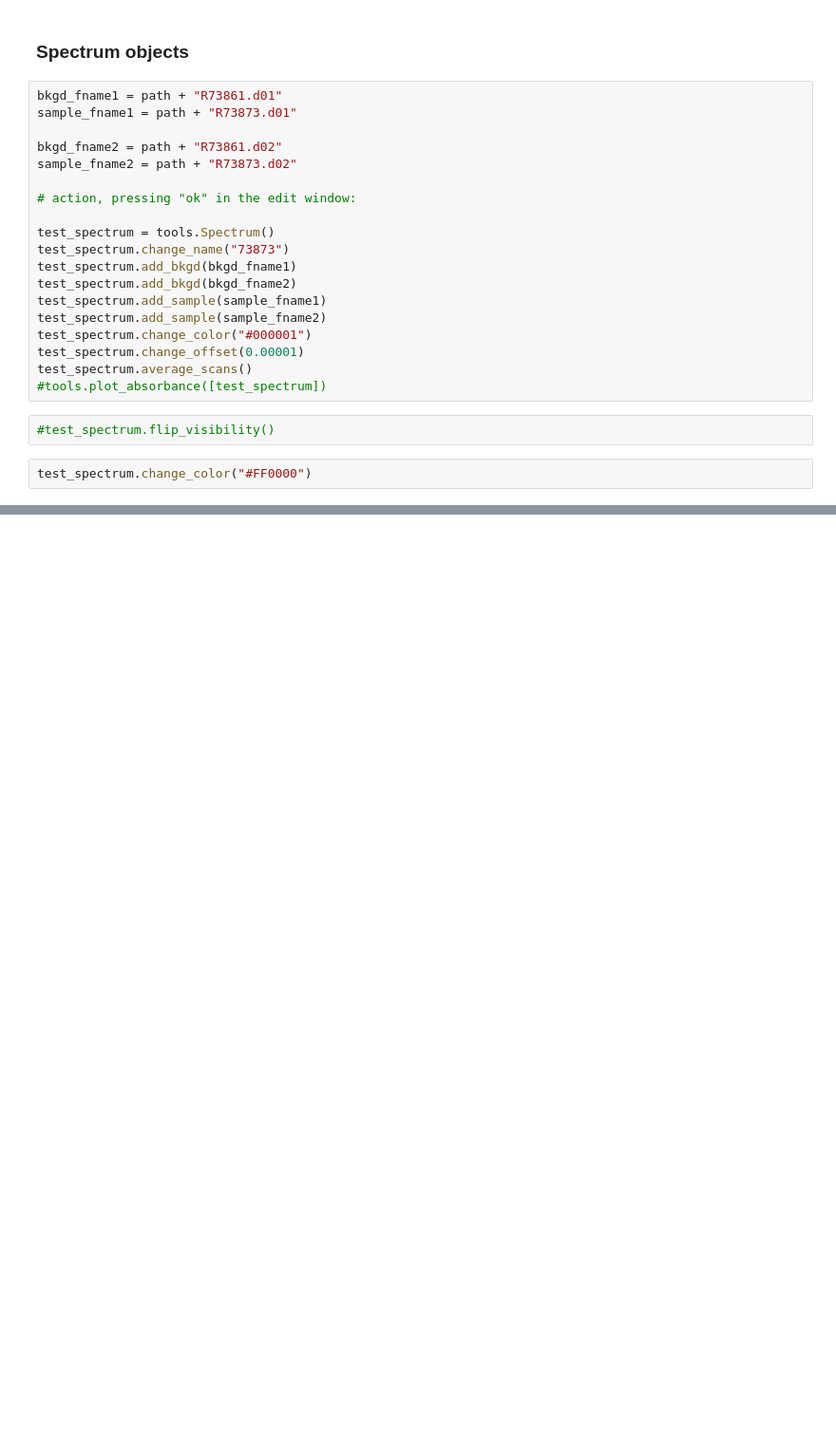
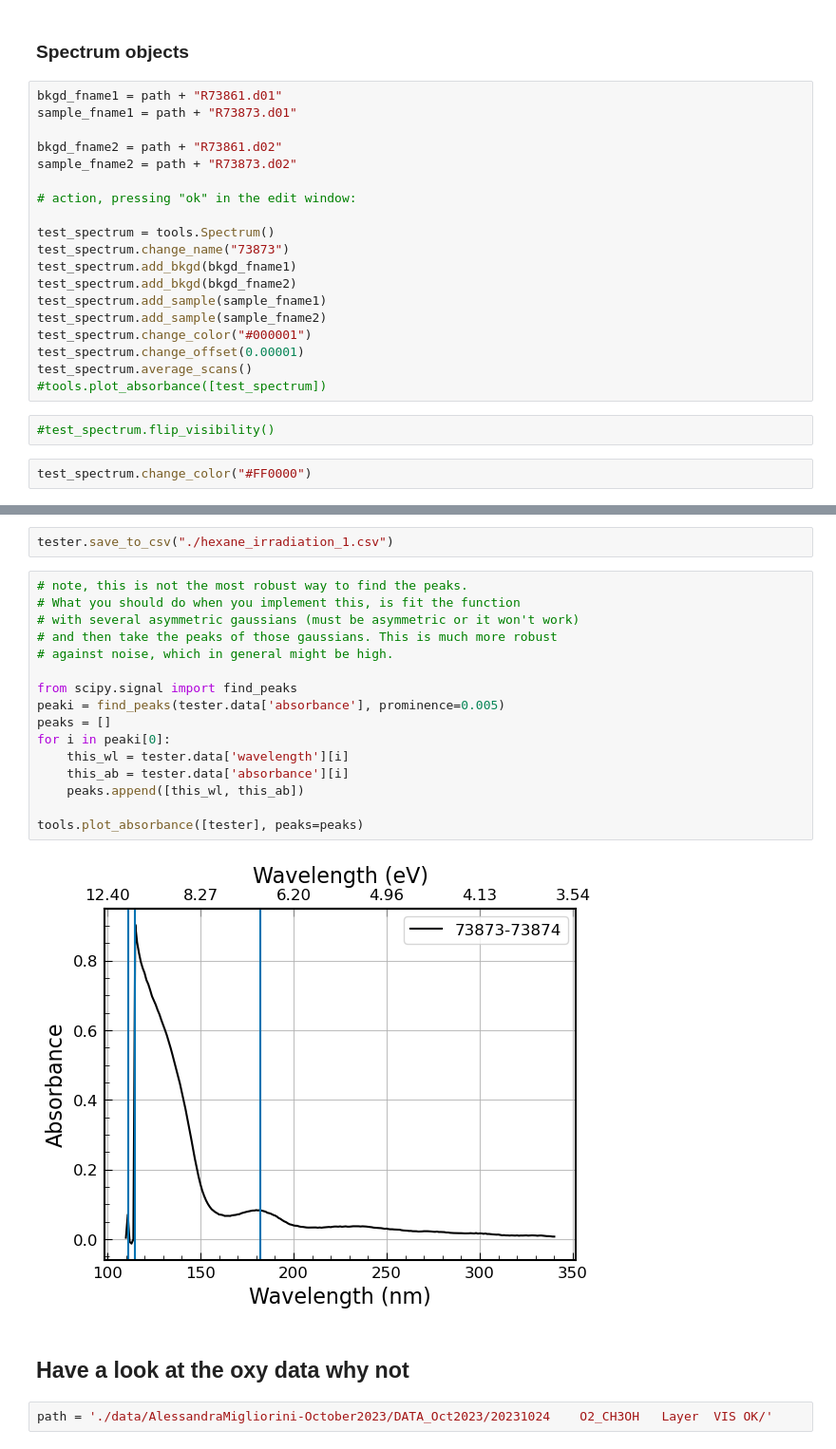
Before and after one commit to cassidy-andrew/AU-UV_ices, a Jupyter notebook: playground.ipynb, the cells around one changed output, grey strips where cells are left out. Shown: that part at 95% size. Saved outputs shown, nothing was run; the diff lists cells and outputs as text; blank space fills up the shorter version.

```diff
--- a/playground.ipynb
+++ b/playground.ipynb
@@ -70,0 +135,24 @@ tools.plot_absorbance([test_spectrum], xlim=(120, 340), ylim=(-0.02, 0.8))
+# %%
+tester.save_to_csv("./hexane_irradiation_1.csv")
+# %%
+# note, this is not the most robust way to find the peaks.
+# What you should do when you implement this, is fit the function
+# with several asymmetric gaussians (must be asymmetric or it won't work)
+# and then take the peaks of those gaussians. This is much more robust
+# against noise, which in general might be high.
+
+from scipy.signal import find_peaks
+peaki = find_peaks(tester.data['absorbance'], prominence=0.005)
+peaks = []
+for i in peaki[0]:
+    this_wl = tester.data['wavelength'][i]
+    this_ab = tester.data['absorbance'][i]
+    peaks.append([this_wl, this_ab])
+
+tools.plot_absorbance([tester], peaks=peaks)
+# %% [output]
+[figure, added]
+# %% [markdown]
+## Have a look at the oxy data why not
+# %%
+path = './data/AlessandraMigliorini-October2023/DATA_Oct2023/20231024    O2_CH3OH   Layer  VIS OK/'
```
Also changed, not shown: parts of 13 cells of this notebook, 1 other file.
